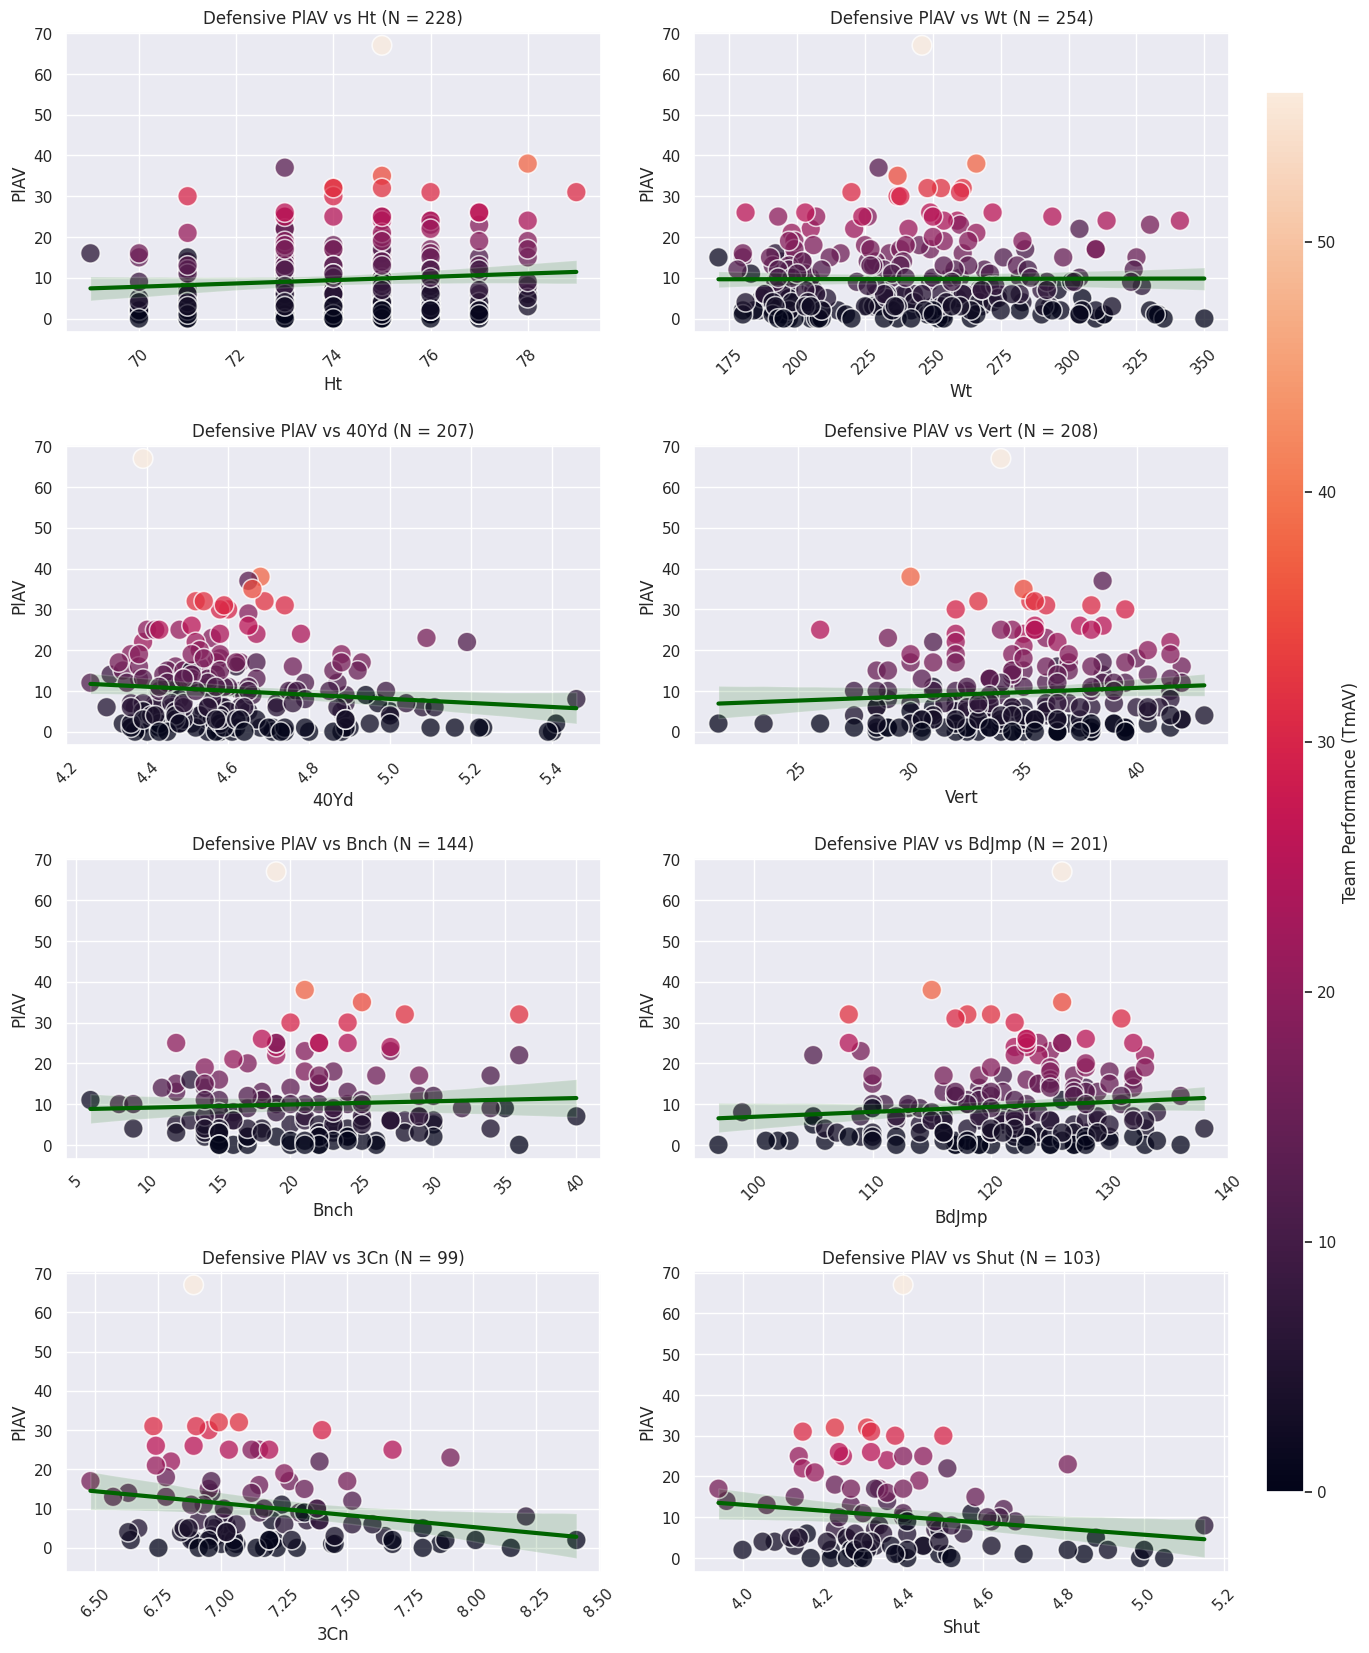
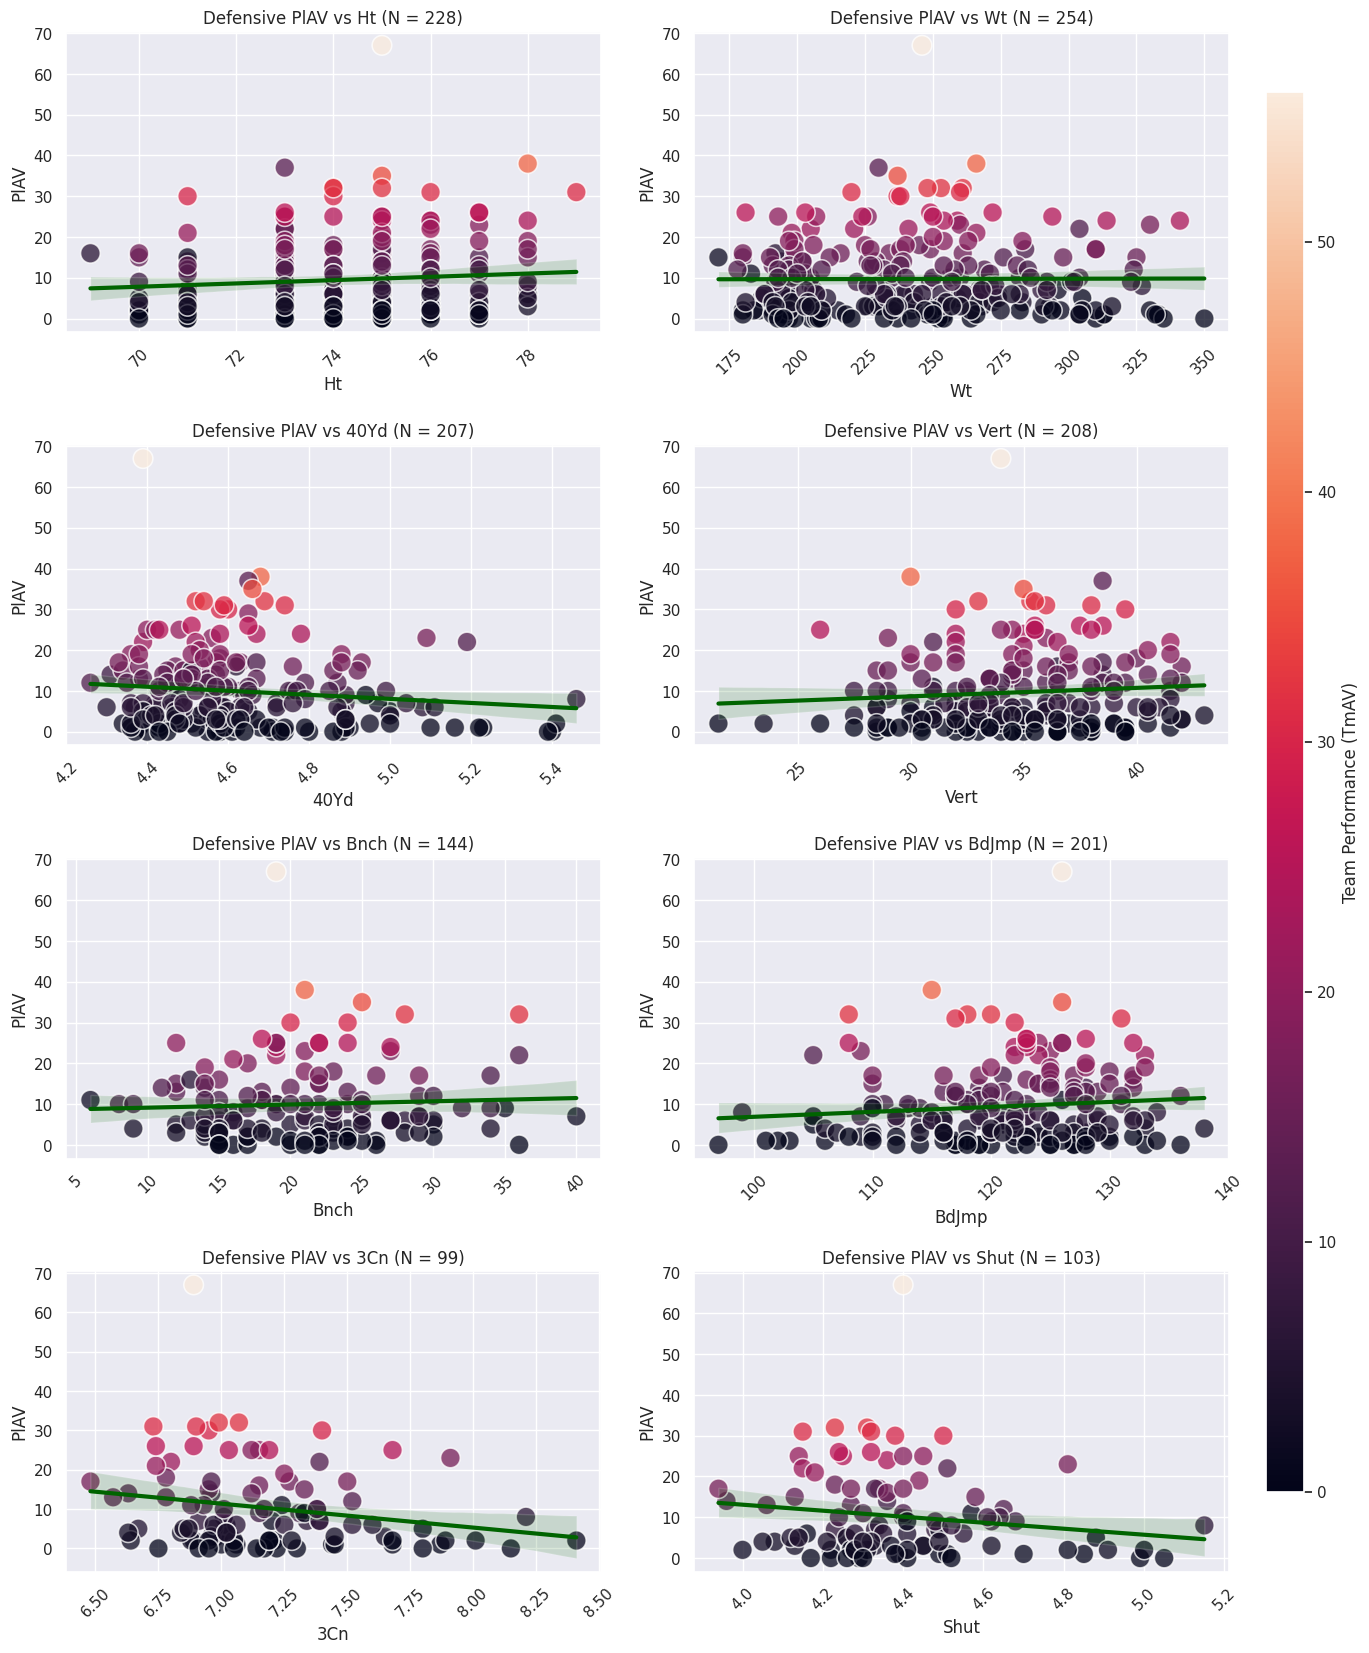
Code edit (unified diff) that turned the first committed figure into the second:
--- before
+++ after
@@ -43,3 +43,4 @@
 plt.subplots_adjust(right = 0.9, hspace = 0.375, wspace = 0.175) # Padding
 
+plt.savefig('DefensePlots.png', dpi = 300, bbox_inches = "tight")
 plt.show()

Commit: Cleaning